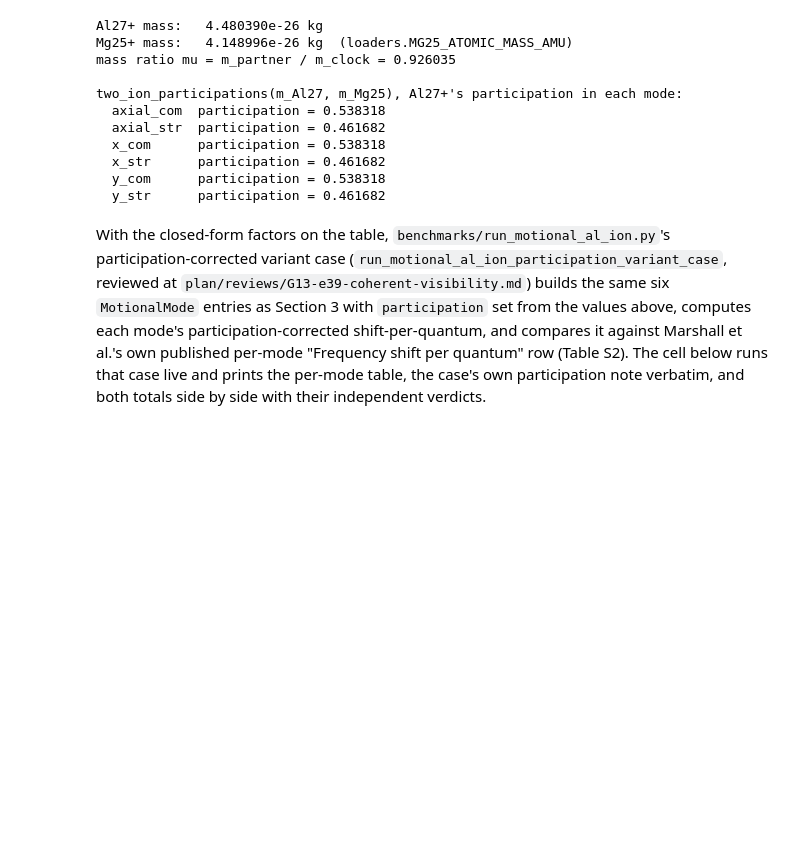
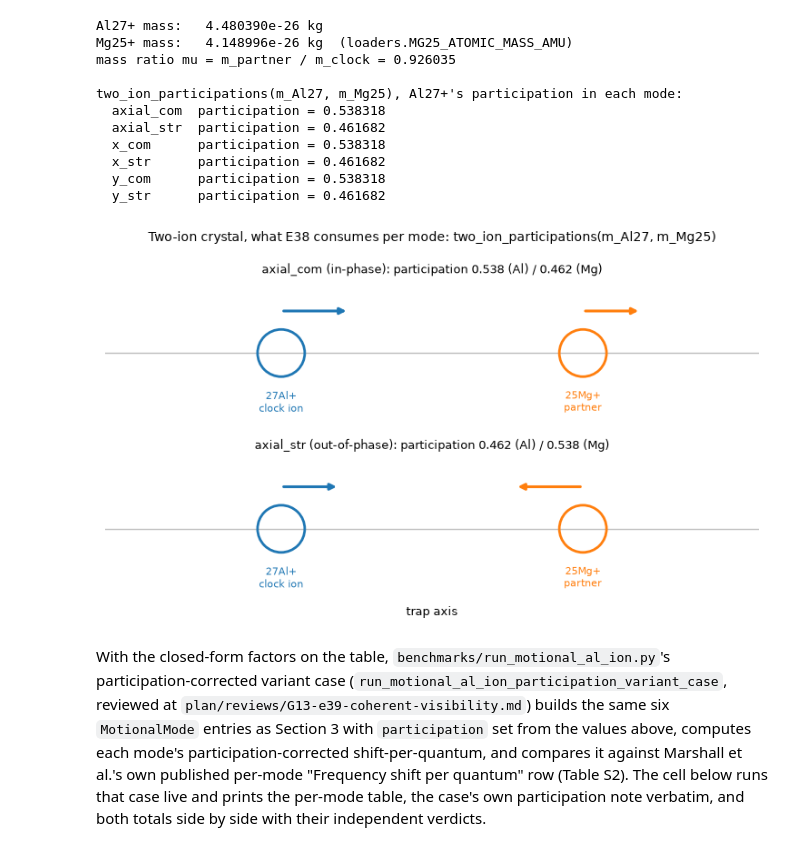
Before and after one commit to velar-mbr/CliffordClock, a Jupyter notebook: notebooks/13_trapped_ion_quantum_motion.ipynb, the cells around one changed output. Cells and saved outputs as stored; diff of their text form; code cells hidden in the pictures; blank space fills up the shorter version.

```diff
--- a/notebooks/13_trapped_ion_quantum_motion.ipynb
+++ b/notebooks/13_trapped_ion_quantum_motion.ipynb
@@ -406,6 +427,54 @@ two_ion_participations(m_Al27, m_Mg25), Al27+'s participation in each mode:
   x_str      participation = 0.461682
   y_com      participation = 0.538318
   y_str      participation = 0.461682
+# %%
+al_p_com = participations[0]
+mg_p_com = 1.0 - al_p_com
+al_p_str = participations[1]
+mg_p_str = 1.0 - al_p_str
+
+fig, axes = plt.subplots(2, 1, figsize=(7.5, 4.5), sharex=True)
+al_x, mg_x = -0.6, 0.6
+arrow_scale = 0.5
+mode_specs = (
+    (axes[0], "axial_com (in-phase)", al_p_com, mg_p_com, 1.0, 1.0),
+    (axes[1], "axial_str (out-of-phase)", al_p_str, mg_p_str, 1.0, -1.0),
+)
+for ax, mode_label, p_al, p_mg, dir_al, dir_mg in mode_specs:
+    ax.axhline(0.0, color="0.75", lw=1.0, zorder=1)
+    ax.scatter([al_x], [0.0], s=1400, facecolors="none", edgecolors="C0", lw=2, zorder=3)
+    ax.scatter([mg_x], [0.0], s=1400, facecolors="none", edgecolors="C1", lw=2, zorder=3)
+    ax.text(al_x, -0.28, "27Al+\nclock ion", ha="center", va="top", fontsize=8, color="C0")
+    ax.text(mg_x, -0.28, "25Mg+\npartner", ha="center", va="top", fontsize=8, color="C1")
+    ax.annotate(
+        "",
+        xy=(al_x + dir_al * p_al * arrow_scale, 0.32),
+        xytext=(al_x, 0.32),
+        arrowprops={"arrowstyle": "-|>", "color": "C0", "lw": 2.2},
+    )
+    ax.annotate(
+        "",
+        xy=(mg_x + dir_mg * p_mg * arrow_scale, 0.32),
+        xytext=(mg_x, 0.32),
+        arrowprops={"arrowstyle": "-|>", "color": "C1", "lw": 2.2},
+    )
+    ax.set_title(f"{mode_label}: participation {p_al:.3f} (Al) / {p_mg:.3f} (Mg)", fontsize=9)
+    ax.set_xlim(-1.3, 1.3)
+    ax.set_ylim(-0.55, 0.55)
+    ax.set_xticks([])
+    ax.set_yticks([])
+    for spine in ax.spines.values():
+        spine.set_visible(False)
+
+axes[1].set_xlabel("trap axis", fontsize=9)
+fig.suptitle(
+    "Two-ion crystal, what E38 consumes per mode: two_ion_participations(m_Al27, m_Mg25)",
+    fontsize=10,
+)
+fig.tight_layout()
+plt.show()
+# %% [output]
+[figure, added]
 # %% [markdown]
 With the closed-form factors on the table, `benchmarks/run_motional_al_ion.py`'s
 participation-corrected variant case (`run_motional_al_ion_participation_variant_case`,
```
Also changed, not shown: parts of 15 cells of this notebook.
